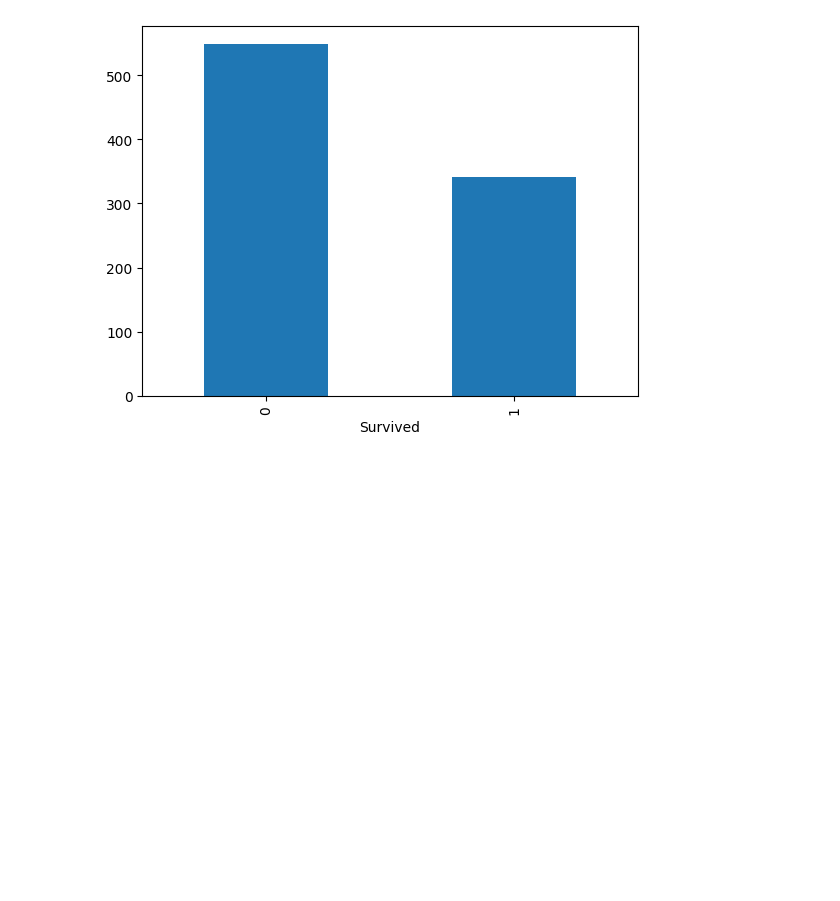
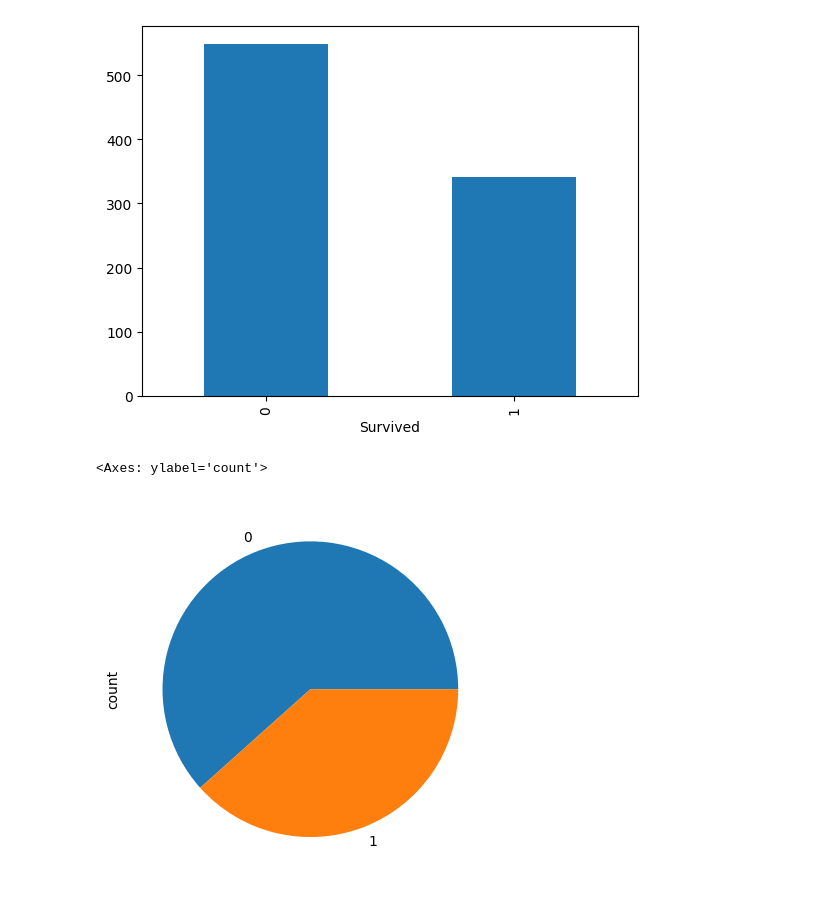
Before and after one commit to amitmishra-cs/100-Days_ML_DL, a Jupyter notebook: 19_days_Understanding your data/19_data.ipynb, the cells around one changed output. Cells and saved outputs as stored; diff of their text form; code cells hidden in the pictures; blank space fills up the shorter version.

```diff
--- a/19_days_Understanding your data/19_data.ipynb
+++ b/19_days_Understanding your data/19_data.ipynb
@@ -108,0 +107,6 @@ df['Survived'].value_counts().plot(kind='bar')
+# %%
+# Piechart
+df['Survived'].value_counts().plot(kind='pie')
+# %% [output]
+<Axes: ylabel='count'>
+[figure, added]
```
Also changed, not shown: parts of 1 cell of this notebook.
